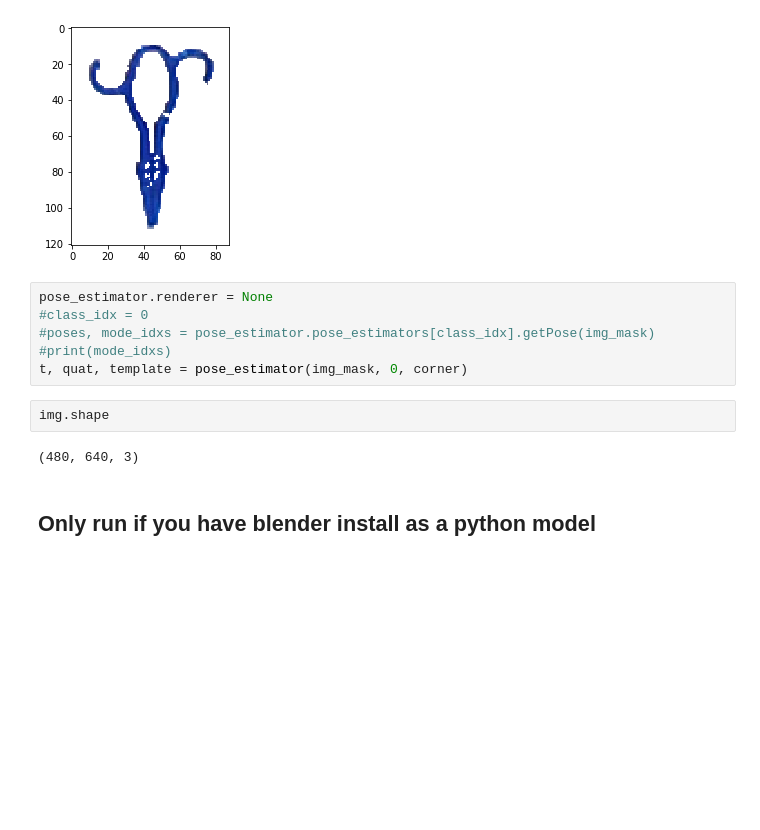
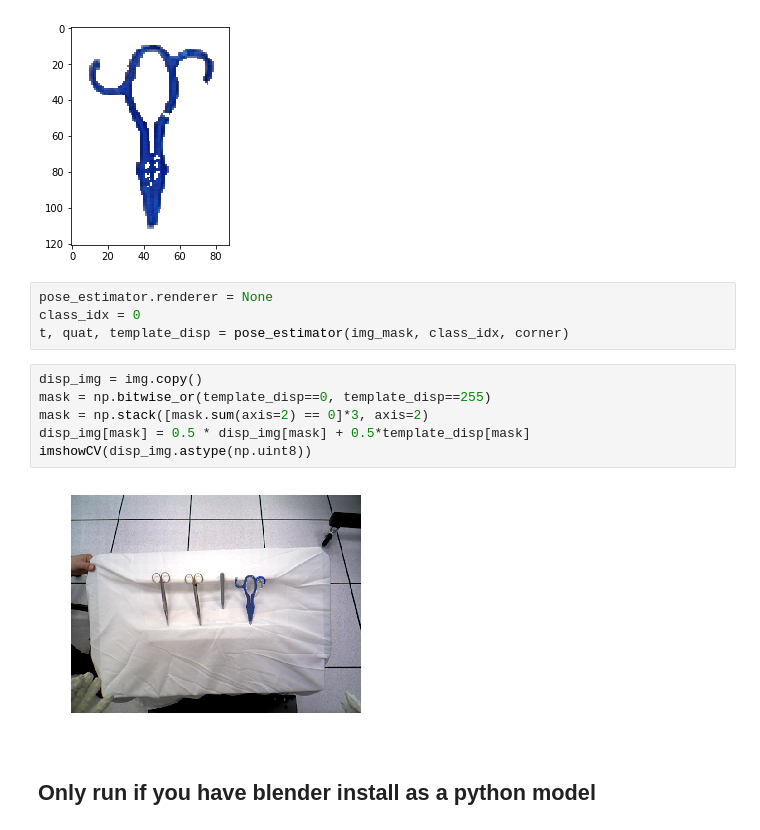
Before and after one commit to r-pad/se3_distributions, a Jupyter notebook: surgical_demo/MulitObjectTest.ipynb, the cells around one changed output. Drawn from its saved outputs; the diff is of its cells as text; blank space fills up the shorter version.

Commit message:
Updated notebook to display template on image

```diff
--- a/surgical_demo/MulitObjectTest.ipynb
+++ b/surgical_demo/MulitObjectTest.ipynb
@@ -73,14 +76,16 @@ imshowCV(img_mask, axis=True)
 [figure]
 # %%
 pose_estimator.renderer = None
-#class_idx = 0
-#poses, mode_idxs = pose_estimator.pose_estimators[class_idx].getPose(img_mask)
-#print(mode_idxs)
-t, quat, template = pose_estimator(img_mask, 0, corner)
+class_idx = 0
+t, quat, template_disp = pose_estimator(img_mask, class_idx, corner)
-# %%
-img.shape
-# %% [output]
-(480, 640, 3)
+# %%
+disp_img = img.copy()
+mask = np.bitwise_or(template_disp==0, template_disp==255)
+mask = np.stack([mask.sum(axis=2) == 0]*3, axis=2)
+disp_img[mask] = 0.5 * disp_img[mask] + 0.5*template_disp[mask]
+imshowCV(disp_img.astype(np.uint8))
+# %% [output]
+[figure, added]
 # %% [markdown]
 ## Only run if you have blender install as a python model
 # %%
```
Also changed, not shown: parts of 4 cells of this notebook.
